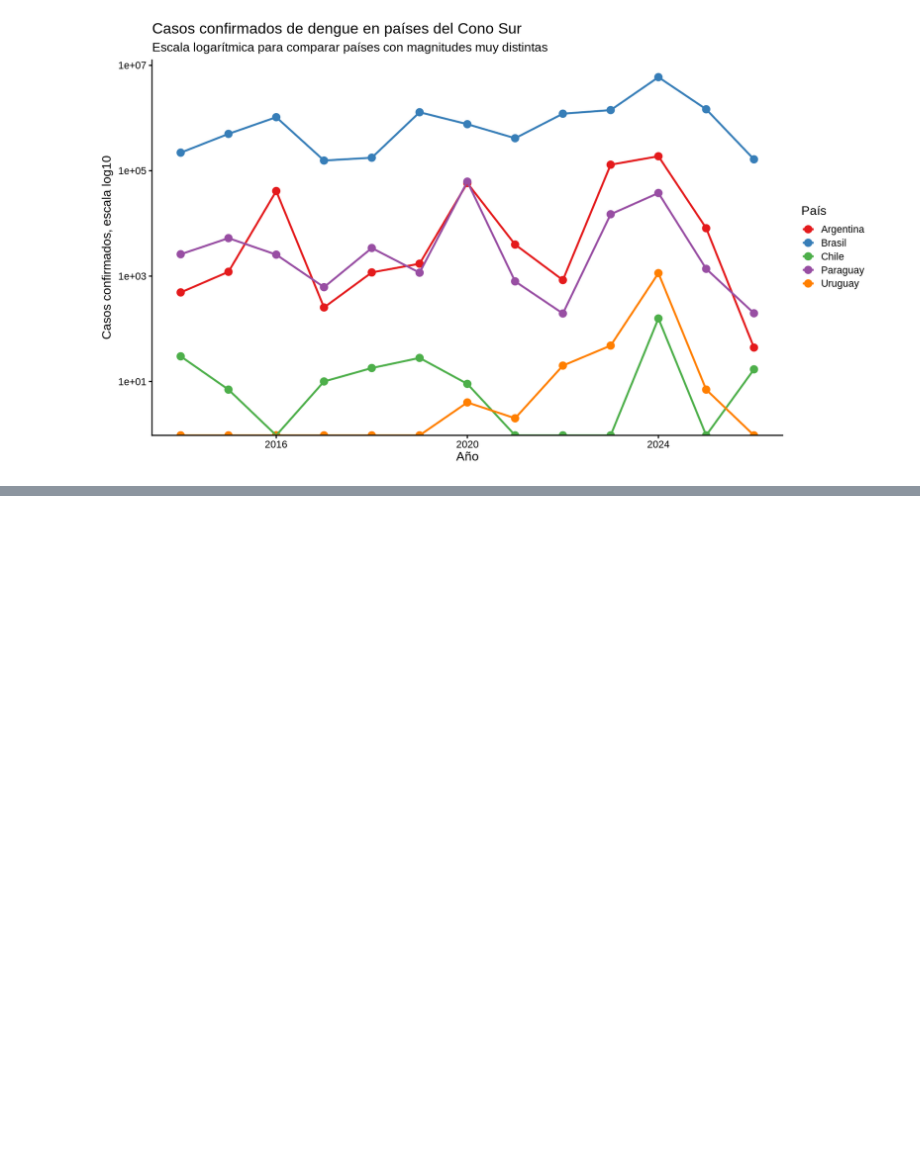
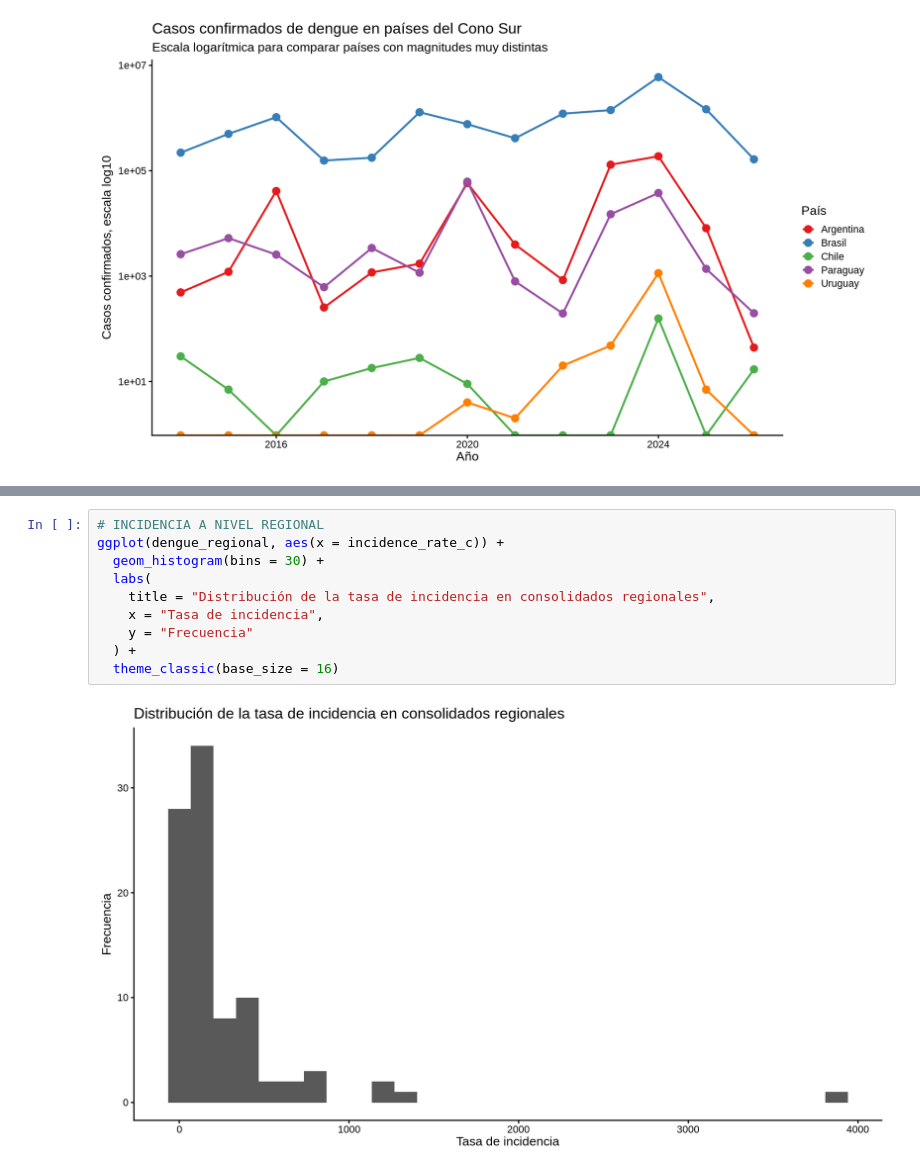
Before and after one commit to Merenguimona/act2_Adatos, a Jupyter notebook: NOTEBOOKS/EDA_DENGUE_AM.ipynb, the cells around one changed output, grey strips where cells are left out. Drawn from its saved outputs; the diff is of its cells as text; blank space fills up the shorter version.

```diff
--- a/NOTEBOOKS/EDA_DENGUE_AM.ipynb
+++ b/NOTEBOOKS/EDA_DENGUE_AM.ipynb
@@ -506,0 +591,12 @@ Warning message in scale_y_log10():
+# %%
+# INCIDENCIA A NIVEL REGIONAL
+ggplot(dengue_regional, aes(x = incidence_rate_c)) +
+  geom_histogram(bins = 30) +
+  labs(
+    title = "Distribución de la tasa de incidencia en consolidados regionales",
+    x = "Tasa de incidencia",
+    y = "Frecuencia"
+  ) +
+  theme_classic(base_size = 16)
+# %% [output]
+[figure, added]
```
Also changed, not shown: parts of 16 cells of this notebook.
